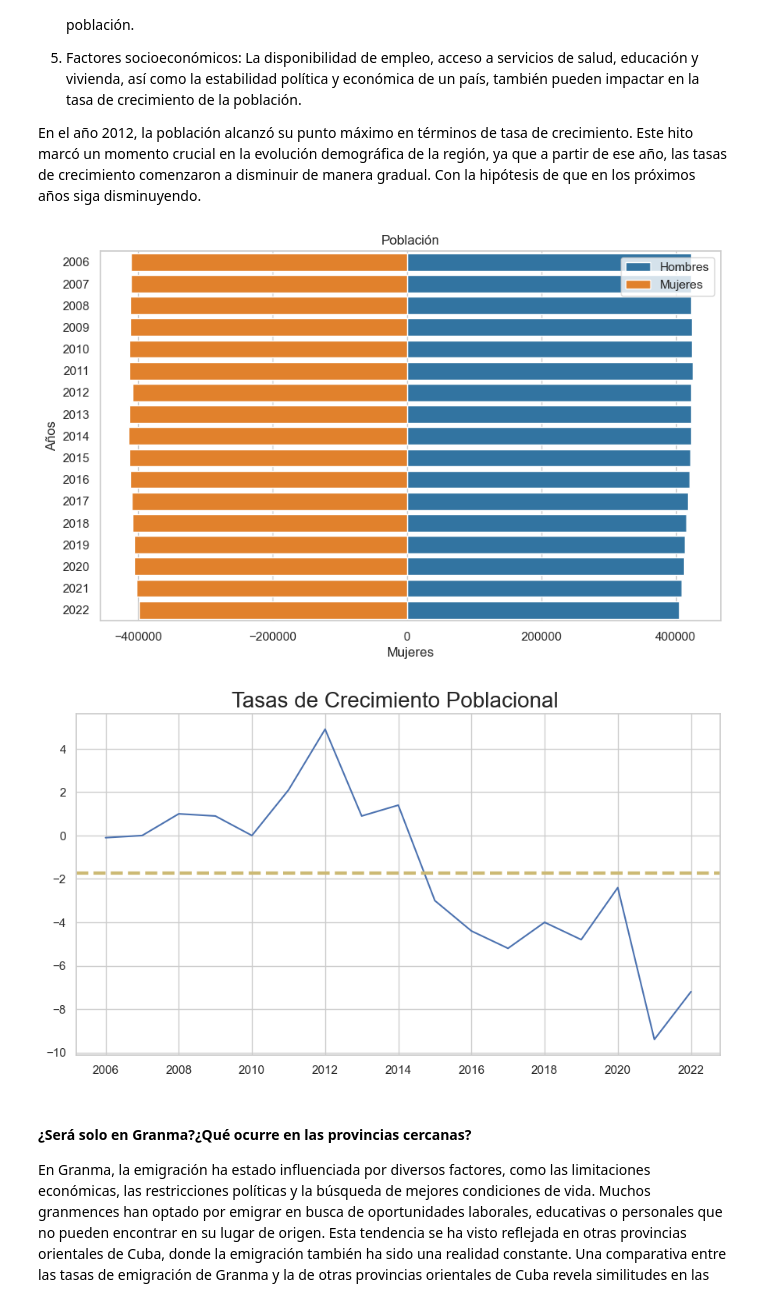
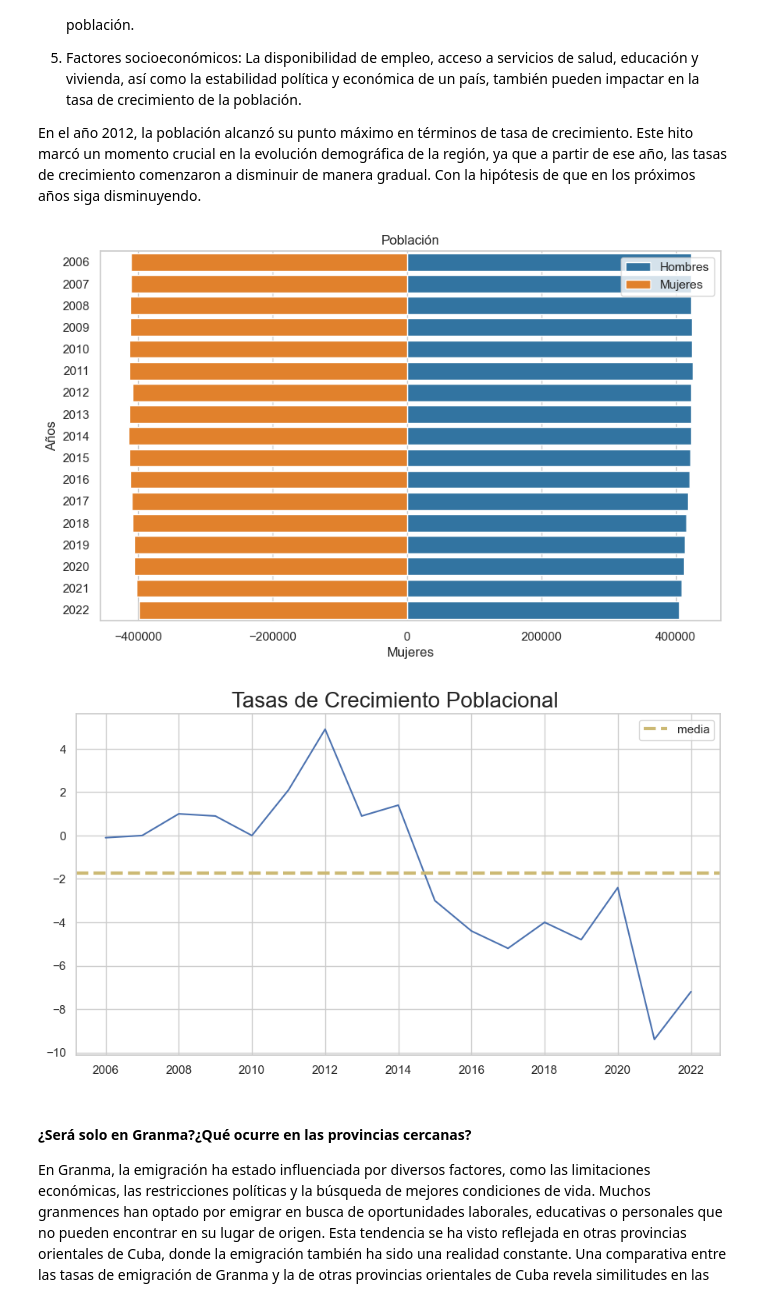
Before and after one commit to ALbertE03/ALbertICD, a Jupyter notebook: Proyecto Final de ICD/ICD.ipynb, the cells around one changed output. Saved outputs shown, nothing was run; the diff lists cells and outputs as text; code cells hidden in the pictures.

```diff
--- a/Proyecto Final de ICD/ICD.ipynb
+++ b/Proyecto Final de ICD/ICD.ipynb
@@ -210,34 +214,35 @@ h = listaH.T.sum(axis = 1)
 # Crear el DataFrame
 data = {
     'Años': ['2006', '2007', '2008', '2009', '2010', '2011','2012','2013','2014',
                   '2015','2016','2017','2018','2019','2020','2021','2022'],
     'Hombres': h,
     'Mujeres': m
 }
 df = pd.DataFrame(data)
 # Configurar el estilo y colores de la pirámide
 sns.set(style="whitegrid")
 colors = ["#1f77b4", "#ff7f0e"]  # Azul para hombres, naranja para mujeres
 #tamaño de la pirámide
 plt.figure(figsize=(10, 6))
 # graficar dos gráficos de barras horizontales, uno para hombres y otro para mujeres
 bar1 = sns.barplot(x = 'Hombres', y = 'Años', data = df, color = colors[0], label = 'Hombres')
 bar2 = sns.barplot( x= -df['Mujeres'], y = 'Años', data = df, color = colors[1], label = 'Mujeres')
 # Ajustar la visualización de la pirámide
 plt.ylabel("Años")
 plt.title("Población")
 plt.legend()
 plt.show()
 #tamaño del gráfico de lineas
 fig = plt.subplots(figsize=(9,5))
 plt.plot([x for x in granma['años']if x >= 2006],tc)
 plt.tight_layout()
 plt.axhline(y = tcm, color = 'y', linestyle = '--', linewidth = 3,label = "media")
 plt.title("Tasas de Crecimiento Poblacional ",fontsize = 20)
+plt.legend()
 plt.show()
 # %% [output]
 [figure]
-[figure, old version]
+[figure, new version]
 # %% [markdown]
 #### ¿Será solo en Granma?¿Qué ocurre en las provincias cercanas?
 
```
Also changed, not shown: parts of 4 cells of this notebook, 2 other files.
